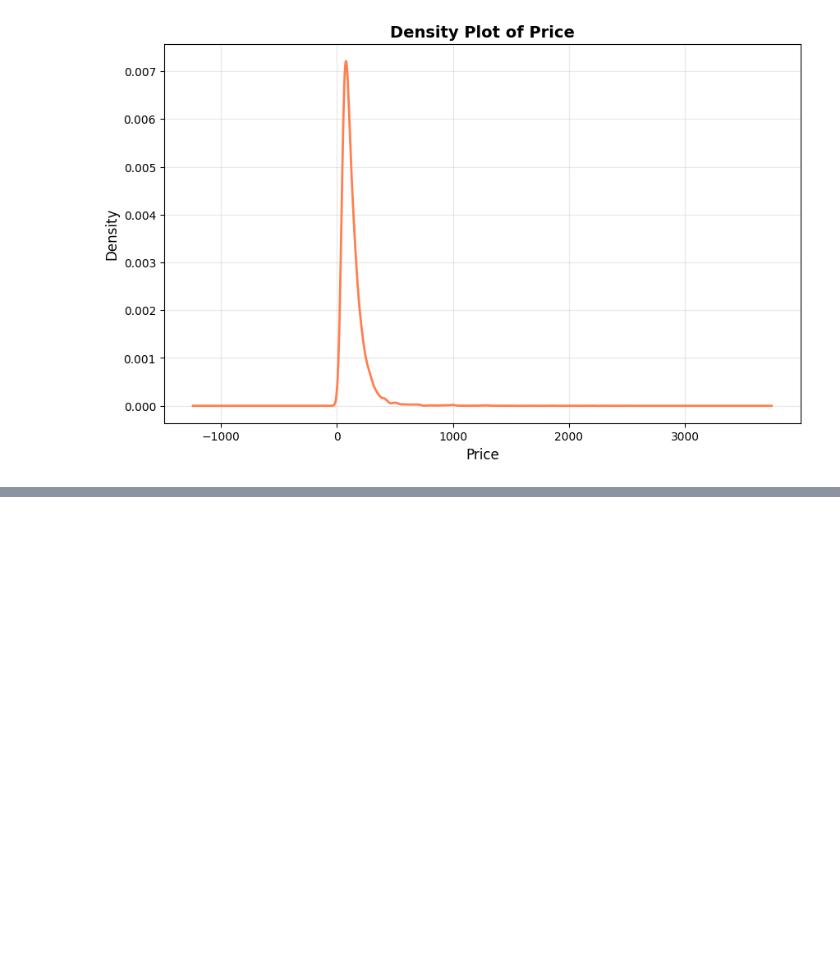
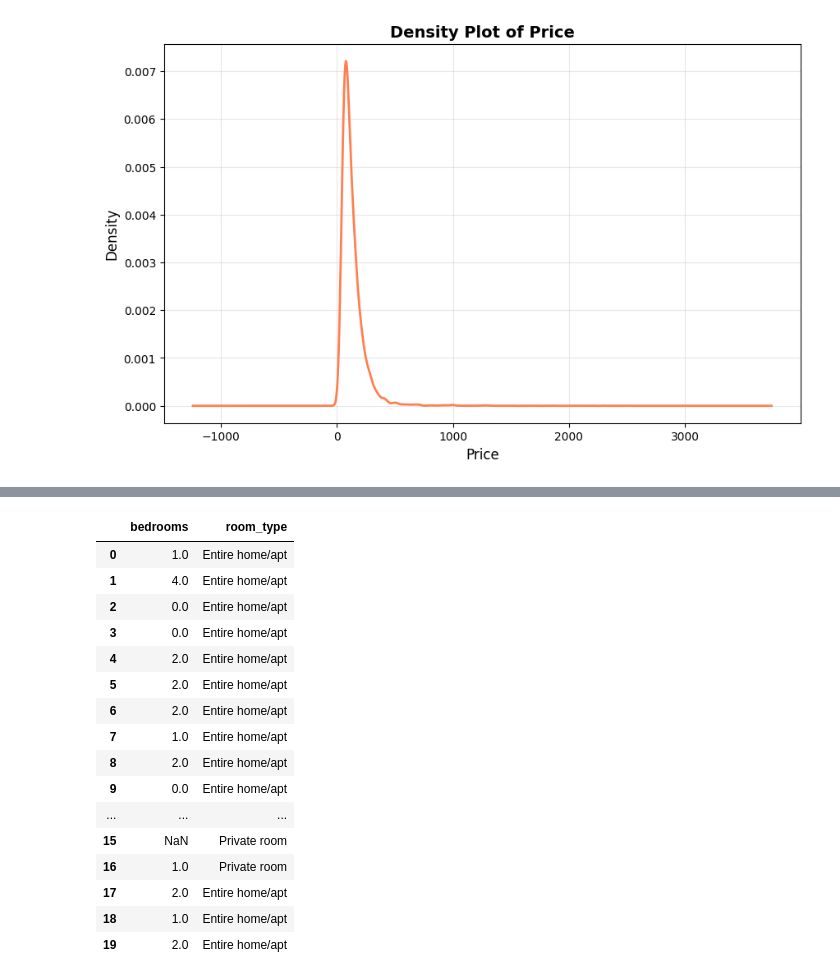
Before and after one commit to Niclas5/Examination-WS25-26, a Jupyter notebook: Aufgabe1.ipynb, the cells around one changed output, grey strips where cells are left out. Cells and saved outputs as stored; diff of their text form; code cells hidden in the pictures; blank space fills up the shorter version.

```diff
--- a/Aufgabe1.ipynb
+++ b/Aufgabe1.ipynb
@@ -249,0 +344,20 @@ plt.tight_layout()
+# %%
+listings_1_7[["bedrooms", "room_type"]].head(20)
+# %% [output]
+|  | bedrooms | room_type |
+| 0 | 1.0 | Entire home/apt |
+| 1 | 4.0 | Entire home/apt |
+| 2 | 0.0 | Entire home/apt |
+| 3 | 0.0 | Entire home/apt |
+| 4 | 2.0 | Entire home/apt |
+| 5 | 2.0 | Entire home/apt |
+| 6 | 2.0 | Entire home/apt |
+| 7 | 1.0 | Entire home/apt |
+| 8 | 2.0 | Entire home/apt |
+| 9 | 0.0 | Entire home/apt |
+| ... | ... | ... |
+| 15 | NaN | Private room |
+| 16 | 1.0 | Private room |
+| 17 | 2.0 | Entire home/apt |
+| 18 | 1.0 | Entire home/apt |
+| 19 | 2.0 | Entire home/apt |
```
Also changed, not shown: parts of 11 cells of this notebook.
